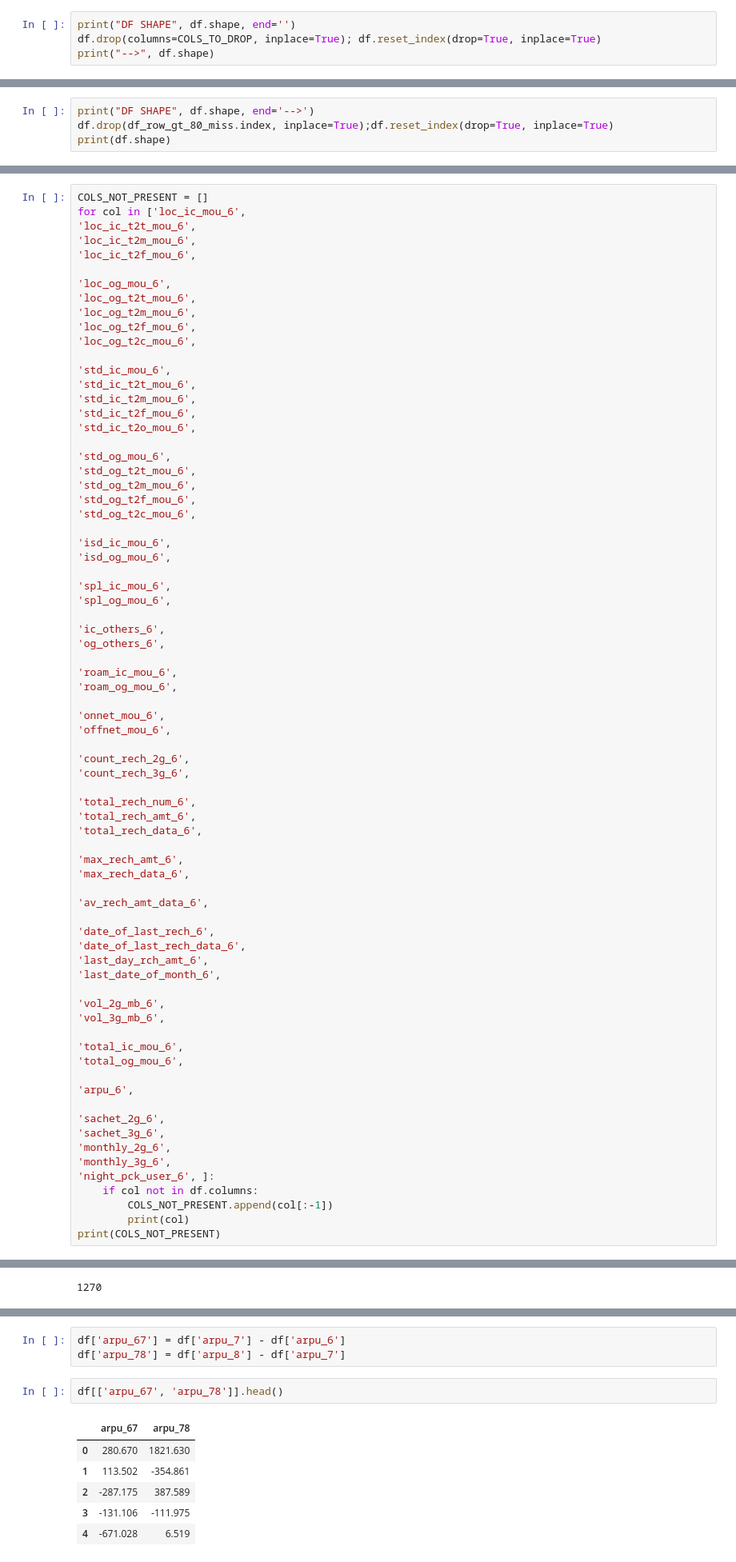
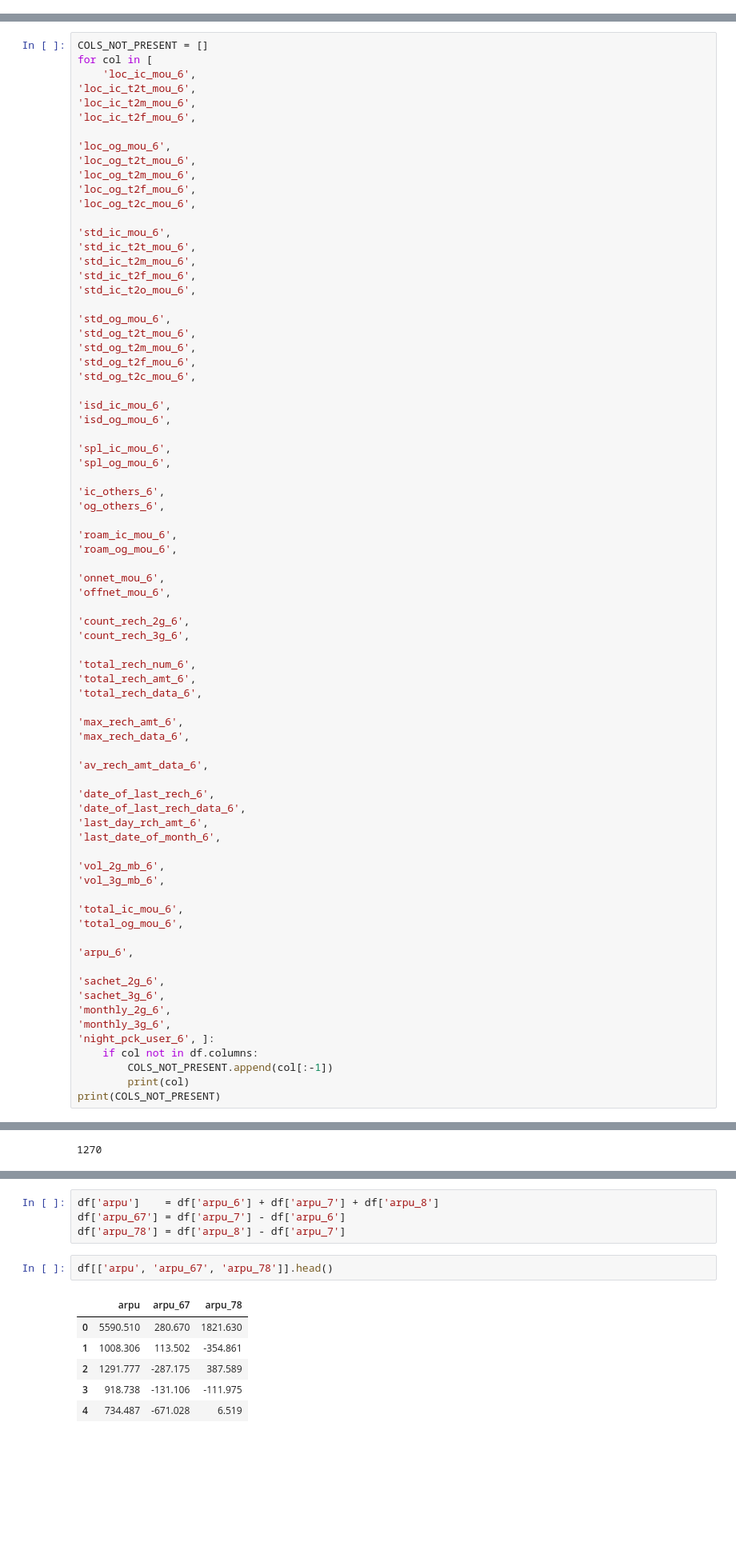
Before and after one commit to sreedevigattu/telecomchurn, a Jupyter notebook: telecomchurn.ipynb, the cells around one changed output, grey strips where cells are left out. Shown at 80% size. Drawn from its saved outputs; the diff is of its cells as text; blank space fills up the shorter version.

```diff
--- a/telecomchurn.ipynb
+++ b/telecomchurn.ipynb
@@ -566,7 +579,3 @@ Drop the columns in COLS_TO_DROP - columns with
 - > 40% missing data
 - all same data
 - all unique data
-# %%
-print("DF SHAPE", df.shape, end='')
-df.drop(columns=COLS_TO_DROP, inplace=True); df.reset_index(drop=True, inplace=True)
-print("-->", df.shape)
@@ -581,7 +592,3 @@ df_row_gt_80_miss.shape[0], 100 * df_row_gt_80_miss.shape[0]/df.shape[0]
 (254, 0.8472597484906101)
 # %% [markdown]
 There are 254 rows i.e. <1% rows with > 80% data missing. Let's drop this
-# %%
-print("DF SHAPE", df.shape, end='-->')
-df.drop(df_row_gt_80_miss.index, inplace=True);df.reset_index(drop=True, inplace=True)
-print(df.shape)
@@ -681,6 +696,7 @@ listColumns(df)
 # %%
 COLS_NOT_PRESENT = []
-for col in ['loc_ic_mou_6',
+for col in [
+    'loc_ic_mou_6',
 'loc_ic_t2t_mou_6',
 'loc_ic_t2m_mou_6',
 'loc_ic_t2f_mou_6',
@@ -1127,17 +1114,18 @@ df['total_mou'] = df['total_mou_6'] + df['total_mou_7'] + df['total_mou_8']
 df['total_mou_67'] = df['total_mou_7'] - df['total_mou_6']
 df['total_mou_78'] = df['total_mou_8'] - df['total_mou_7']
 # %%
+df['arpu']    = df['arpu_6'] + df['arpu_7'] + df['arpu_8']
 df['arpu_67'] = df['arpu_7'] - df['arpu_6']
 df['arpu_78'] = df['arpu_8'] - df['arpu_7']
 # %%
-df[['arpu_67', 'arpu_78']].head()
+df[['arpu', 'arpu_67', 'arpu_78']].head()
 # %% [output]
-|  | arpu_67 | arpu_78 |
-| 0 | 280.670 | 1821.630 |
-| 1 | 113.502 | -354.861 |
-| 2 | -287.175 | 387.589 |
-| 3 | -131.106 | -111.975 |
-| 4 | -671.028 | 6.519 |
+|  | arpu | arpu_67 | arpu_78 |
+| 0 | 5590.510 | 280.670 | 1821.630 |
+| 1 | 1008.306 | 113.502 | -354.861 |
+| 2 | 1291.777 | -287.175 | 387.589 |
+| 3 | 918.738 | -131.106 | -111.975 |
+| 4 | 734.487 | -671.028 | 6.519 |
 # %%
 COLS_ = ['vol_mb', 'total_mou', 'arpu']
 
```
Also changed, not shown: parts of 102 cells of this notebook.
